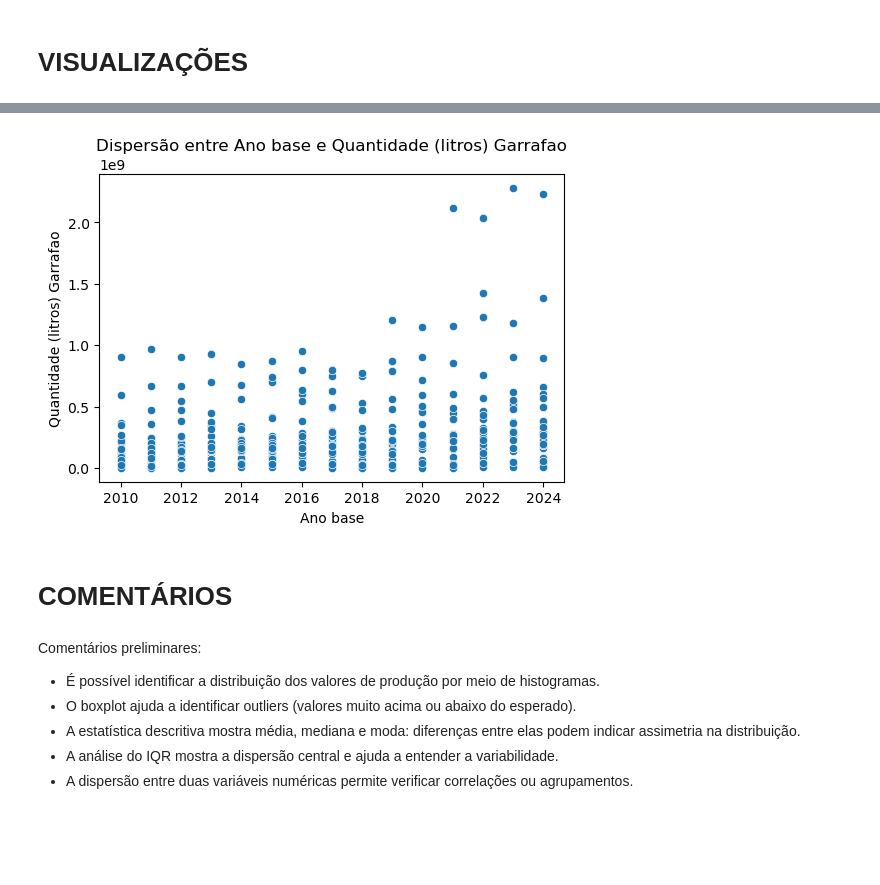
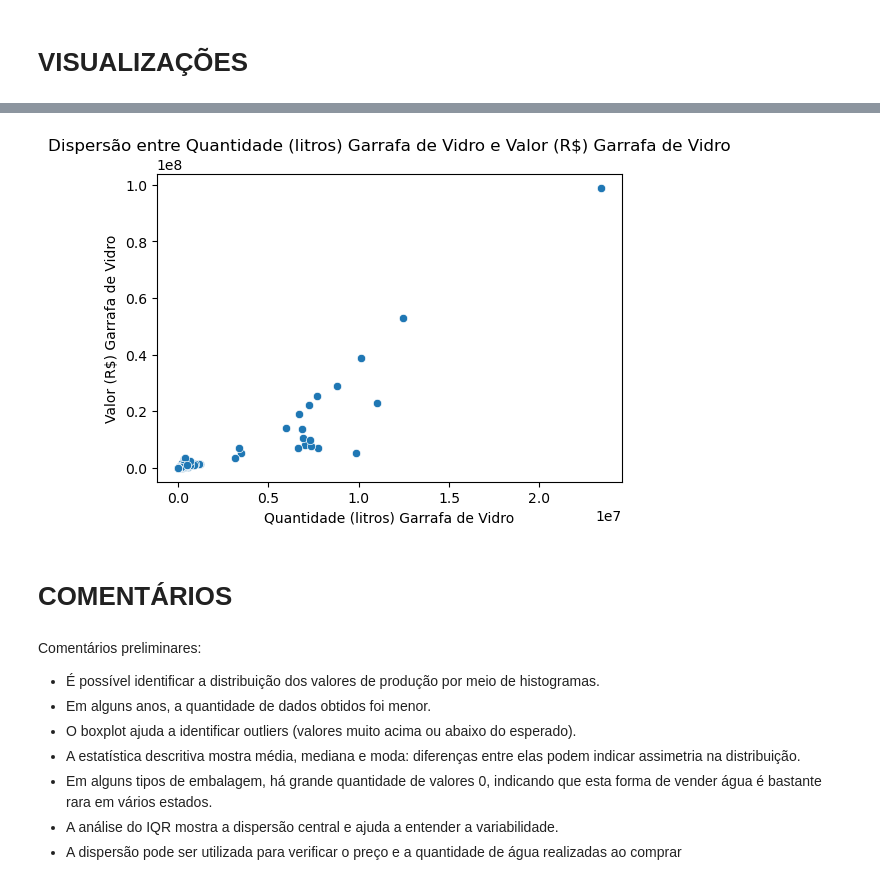
Before and after one commit to GustavoCosta200/Data-Science-LuisGustavo, a Jupyter notebook: Atividade1/analise_producao_agua.ipynb, the cells around one changed output, grey strips where cells are left out. Drawn from its saved outputs; the diff is of its cells as text; code cells hidden in the pictures; blank space fills up the shorter version.

```diff
--- a/Atividade1/analise_producao_agua.ipynb
+++ b/Atividade1/analise_producao_agua.ipynb
@@ -182,18 +186,22 @@ for col in num_cols:
 # %%
 # Gráfico de dispersão (se houver mais de uma variável numérica)
 if len(num_cols) >= 2:
+    ind_x = 3
+    ind_y = ind_x + 5
     plt.figure(figsize=(6,4))
-    sns.scatterplot(data=df, x=num_cols[0], y=num_cols[1])
-    plt.title(f"Dispersão entre {num_cols[0]} e {num_cols[1]}")
+    sns.scatterplot(data=df, x=num_cols[ind_x], y=num_cols[ind_y])
+    plt.title(f"Dispersão entre {num_cols[ind_x]} e {num_cols[ind_y]}")
     plt.show()
 # %% [output]
-[figure, old version]
+[figure, new version]
 # %% [markdown]
 # COMENTÁRIOS
 # %% [markdown]
 Comentários preliminares:
 - É possível identificar a distribuição dos valores de produção por meio de histogramas.
+- Em alguns anos, a quantidade de dados obtidos foi menor.
 - O boxplot ajuda a identificar outliers (valores muito acima ou abaixo do esperado).
 - A estatística descritiva mostra média, mediana e moda: diferenças entre elas podem indicar assimetria na distribuição.
+- Em alguns tipos de embalagem, há grande quantidade de valores 0, indicando que esta forma de vender água é bastante rara em vários estados.
 - A análise do IQR mostra a dispersão central e ajuda a entender a variabilidade.
-- A dispersão entre duas variáveis numéricas permite verificar correlações ou agrupamentos.
+- A dispersão pode ser utilizada para verificar o preço e a quantidade de água realizadas ao comprar
```
Also changed, not shown: parts of 3 cells of this notebook, 1 other file.
